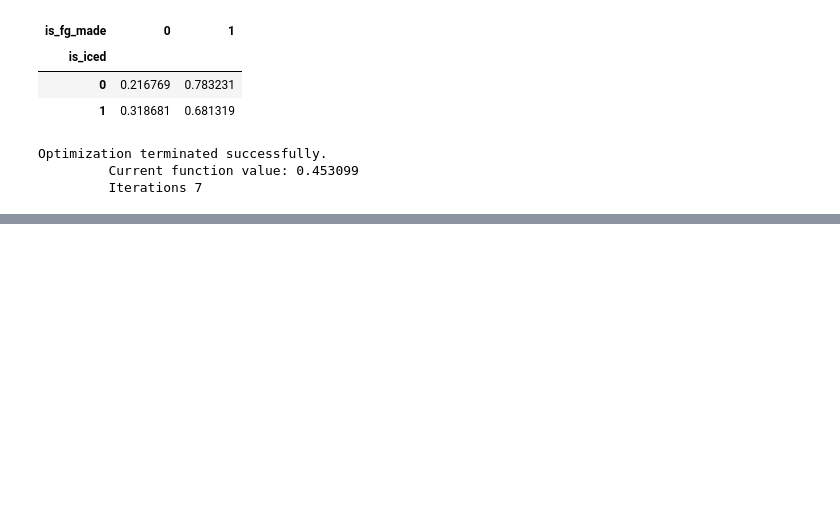
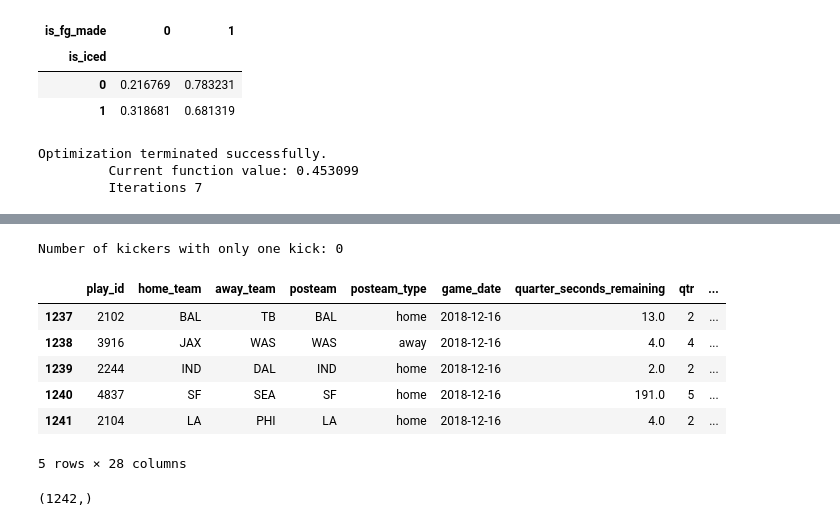
Before and after one commit to tjengel/sports_analytics, a Jupyter notebook: icing_kicker.ipynb, the cells around one changed output, grey strips where cells are left out. Cells and saved outputs as stored; diff of their text form; code cells hidden in the pictures; blank space fills up the shorter version.

```diff
--- a/icing_kicker.ipynb
+++ b/icing_kicker.ipynb
@@ -191,0 +223,24 @@ qtr                     -0.0210      0.065     -0.324      0.746      -0.148
+# %%
+kicker_counts = fg['kicker_player_id'].value_counts()
+single_kickers = kicker_counts[kicker_counts == 1].index
+print(f"Number of kickers with only one kick: {len(single_kickers)}")
+fg = fg[~fg['kicker_player_id'].isin(single_kickers)]
+fg = fg.reset_index(drop=True)
+# %% [output]
+Number of kickers with only one kick: 0
+# %%
+fg['kicker_name_cat'] = pd.Categorical(fg['kicker_player_name'])
+# %%
+fg.tail()
+# %% [output]
+|  | play_id | home_team | away_team | posteam | posteam_type | game_date | quarter_seconds_remaining | qtr | ... |
+| 1237 | 2102 | BAL | TB | BAL | home | 2018-12-16 | 13.0 | 2 | ... |
+| 1238 | 3916 | JAX | WAS | WAS | away | 2018-12-16 | 4.0 | 4 | ... |
+| 1239 | 2244 | IND | DAL | IND | home | 2018-12-16 | 2.0 | 2 | ... |
+| 1240 | 4837 | SF | SEA | SF | home | 2018-12-16 | 191.0 | 5 | ... |
+| 1241 | 2104 | LA | PHI | LA | home | 2018-12-16 | 4.0 | 2 | ... |
+5 rows × 28 columns
+# %%
+np.array(fg['kicker_player_id']).shape
+# %% [output]
+(1242,)
```
Also changed, not shown: parts of 6 cells of this notebook, 1 other file.
